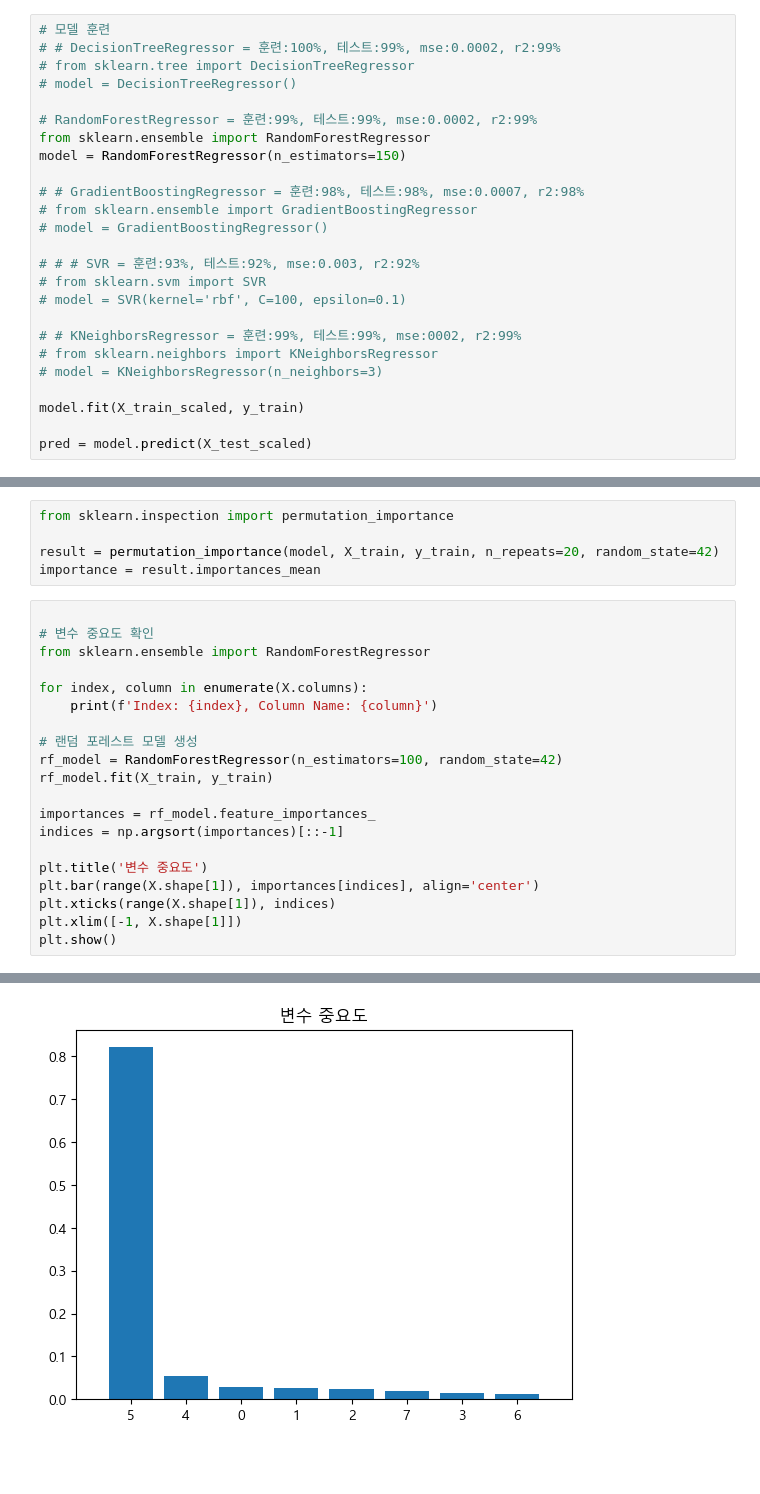
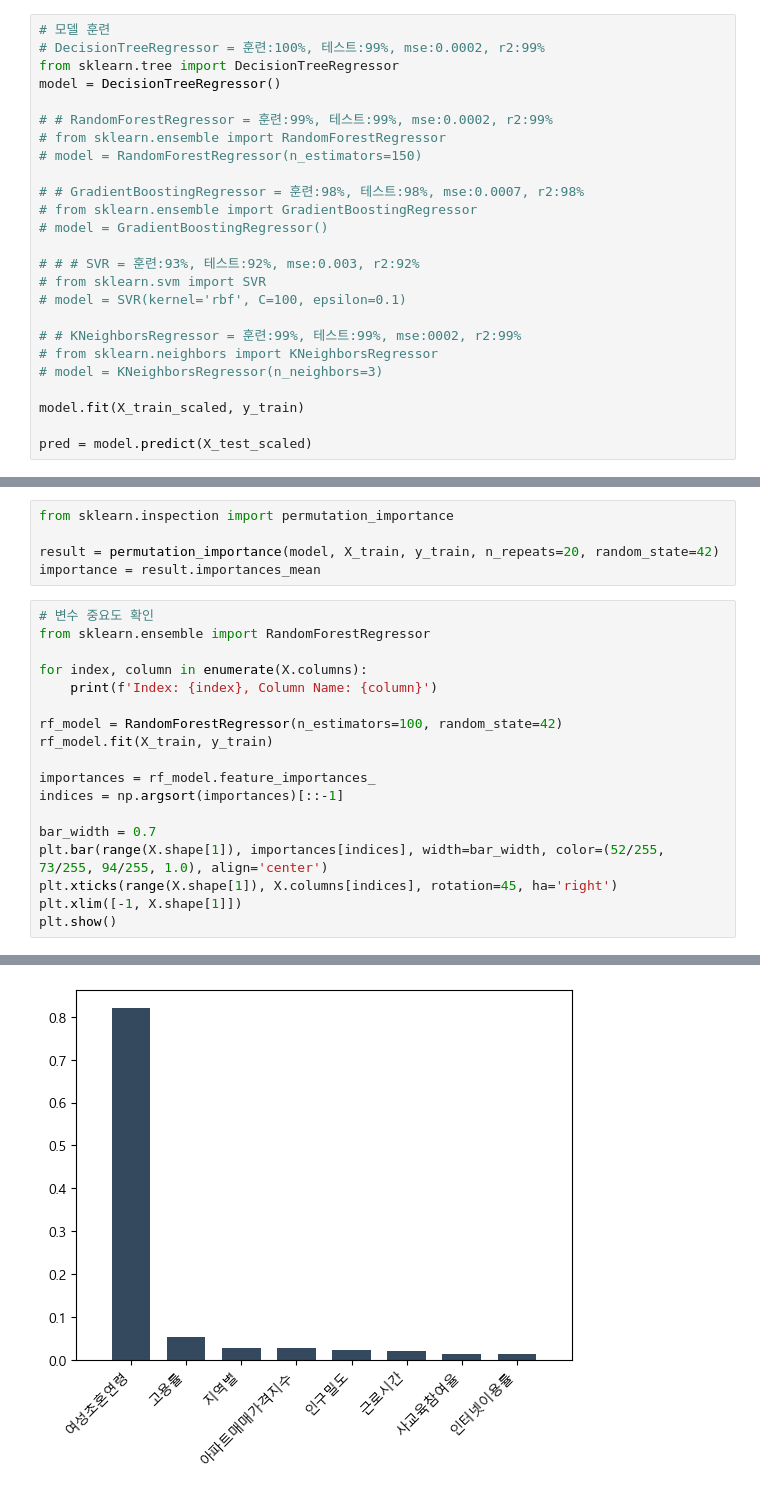
Before and after one commit to gun8217/conda, a Jupyter notebook: project/01. machine learning/project/regression.ipynb, the cells around one changed output, grey strips where cells are left out. Drawn from its saved outputs; the diff is of its cells as text; blank space fills up the shorter version.

```diff
--- a/project/01. machine learning/project/regression.ipynb
+++ b/project/01. machine learning/project/regression.ipynb
@@ -145,13 +167,13 @@ X_train_scaled = scaler.fit_transform(X_train)
 X_test_scaled = scaler.transform(X_test)
 # %%
 # 모델 훈련
-# # DecisionTreeRegressor = 훈련:100%, 테스트:99%, mse:0.0002, r2:99%
-# from sklearn.tree import DecisionTreeRegressor
-# model = DecisionTreeRegressor()
+# DecisionTreeRegressor = 훈련:100%, 테스트:99%, mse:0.0002, r2:99%
+from sklearn.tree import DecisionTreeRegressor
+model = DecisionTreeRegressor()
 
-# RandomForestRegressor = 훈련:99%, 테스트:99%, mse:0.0002, r2:99%
-from sklearn.ensemble import RandomForestRegressor
-model = RandomForestRegressor(n_estimators=150)
+# # RandomForestRegressor = 훈련:99%, 테스트:99%, mse:0.0002, r2:99%
+# from sklearn.ensemble import RandomForestRegressor
+# model = RandomForestRegressor(n_estimators=150)
 
 # # GradientBoostingRegressor = 훈련:98%, 테스트:98%, mse:0.0007, r2:98%
 # from sklearn.ensemble import GradientBoostingRegressor
@@ -202,33 +224,31 @@ from sklearn.inspection import permutation_importance
 result = permutation_importance(model, X_train, y_train, n_repeats=20, random_state=42)
 importance = result.importances_mean
 # %%
-
 # 변수 중요도 확인
 from sklearn.ensemble import RandomForestRegressor
 
 for index, column in enumerate(X.columns):
     print(f'Index: {index}, Column Name: {column}')
 
-# 랜덤 포레스트 모델 생성
 rf_model = RandomForestRegressor(n_estimators=100, random_state=42)
 rf_model.fit(X_train, y_train)
 
 importances = rf_model.feature_importances_
 indices = np.argsort(importances)[::-1]
 
-plt.title('변수 중요도')
-plt.bar(range(X.shape[1]), importances[indices], align='center')
-plt.xticks(range(X.shape[1]), indices)
+bar_width = 0.7
+plt.bar(range(X.shape[1]), importances[indices], width=bar_width, color=(52/255, 73/255, 94/255, 1.0), align='center')
+plt.xticks(range(X.shape[1]), X.columns[indices], rotation=45, ha='right')
 plt.xlim([-1, X.shape[1]])
 plt.show()
 # %% [output]
 Index: 0, Column Name: 지역별
 Index: 1, Column Name: 아파트매매가격지수
 Index: 2, Column Name: 인구밀도
 Index: 3, Column Name: 사교육참여율
 Index: 4, Column Name: 고용률
 Index: 5, Column Name: 여성초혼연령
 Index: 6, Column Name: 인터넷이용률
 Index: 7, Column Name: 근로시간
-[figure, old version]
+[figure, new version]
 # %%
```
Also changed, not shown: parts of 13 cells of this notebook.
